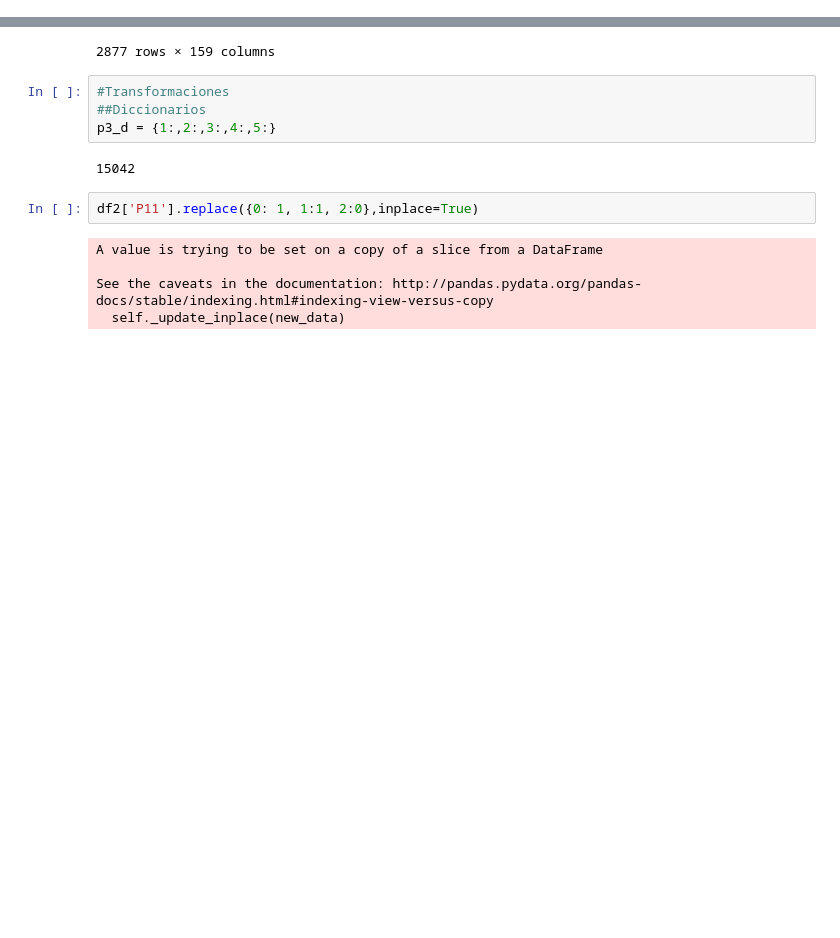
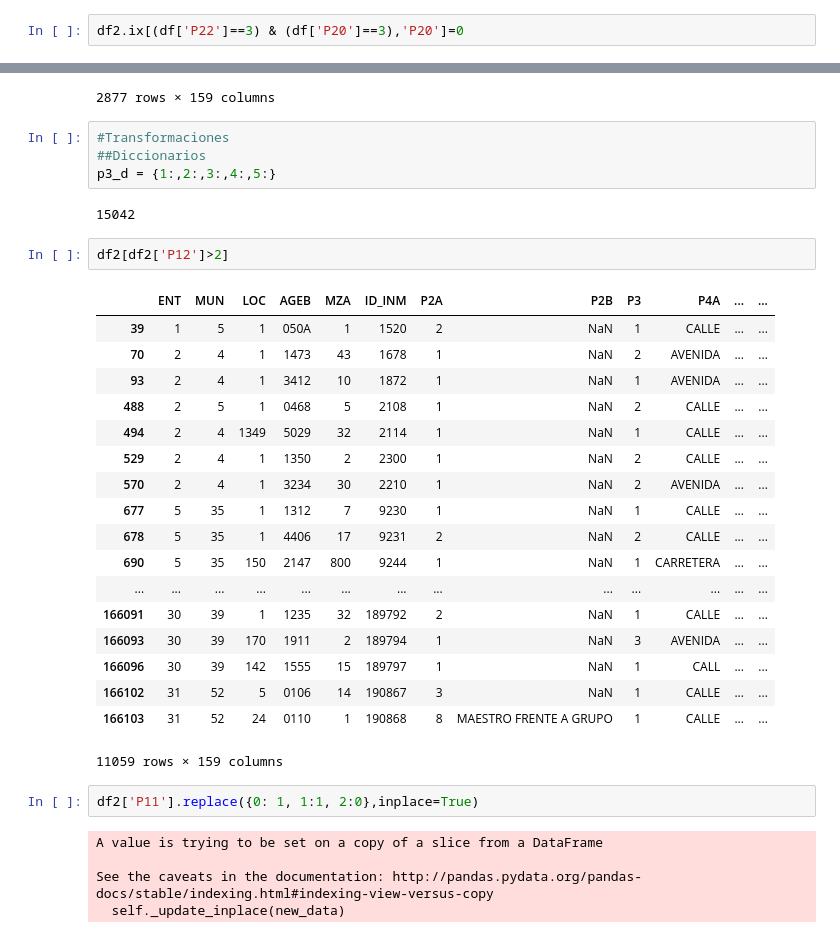
Before and after one commit to pablocastelo/mexprimero, a Jupyter notebook: load_data.ipynb, the cells around one changed output, grey strips where cells are left out. Cells and saved outputs as stored; diff of their text form; blank space fills up the shorter version.

```diff
--- a/load_data.ipynb
+++ b/load_data.ipynb
@@ -268,0 +266,2 @@ df2=df[df['P3']<6]
+# %%
+df2.ix[(df['P22']==3) & (df['P20']==3),'P20']=0
@@ -293,6 +298,27 @@ df2[(df['P22']==1) & (df['P20']==1)] #Estas respuestas no deberían tener sentid
 p3_d = {1:,2:,3:,4:,5:}
 # %% [output]
 15042
+# %%
+df2[df2['P12']>2]
+# %% [output]
+|  | ENT | MUN | LOC | AGEB | MZA | ID_INM | P2A | P2B | P3 | P4A | ... | ... |
+| 39 | 1 | 5 | 1 | 050A | 1 | 1520 | 2 | NaN | 1 | CALLE | ... | ... |
+| 70 | 2 | 4 | 1 | 1473 | 43 | 1678 | 1 | NaN | 2 | AVENIDA | ... | ... |
+| 93 | 2 | 4 | 1 | 3412 | 10 | 1872 | 1 | NaN | 1 | AVENIDA | ... | ... |
+| 488 | 2 | 5 | 1 | 0468 | 5 | 2108 | 1 | NaN | 2 | CALLE | ... | ... |
+| 494 | 2 | 4 | 1349 | 5029 | 32 | 2114 | 1 | NaN | 1 | CALLE | ... | ... |
+| 529 | 2 | 4 | 1 | 1350 | 2 | 2300 | 1 | NaN | 2 | CALLE | ... | ... |
+| 570 | 2 | 4 | 1 | 3234 | 30 | 2210 | 1 | NaN | 2 | AVENIDA | ... | ... |
+| 677 | 5 | 35 | 1 | 1312 | 7 | 9230 | 1 | NaN | 1 | CALLE | ... | ... |
+| 678 | 5 | 35 | 1 | 4406 | 17 | 9231 | 2 | NaN | 2 | CALLE | ... | ... |
+| 690 | 5 | 35 | 150 | 2147 | 800 | 9244 | 1 | NaN | 1 | CARRETERA | ... | ... |
+| ... | ... | ... | ... | ... | ... | ... | ... | ... | ... | ... | ... | ... |
+| 166091 | 30 | 39 | 1 | 1235 | 32 | 189792 | 2 | NaN | 1 | CALLE | ... | ... |
+| 166093 | 30 | 39 | 170 | 1911 | 2 | 189794 | 1 | NaN | 3 | AVENIDA | ... | ... |
+| 166096 | 30 | 39 | 142 | 1555 | 15 | 189797 | 1 | NaN | 1 | CALL | ... | ... |
+| 166102 | 31 | 52 | 5 | 0106 | 14 | 190867 | 3 | NaN | 1 | CALLE | ... | ... |
+| 166103 | 31 | 52 | 24 | 0110 | 1 | 190868 | 8 | MAESTRO FRENTE A GRUPO | 1 | CALLE | ... | ... |
+11059 rows × 159 columns
 # %%
 df2['P11'].replace({0: 1, 1:1, 2:0},inplace=True)
 # %% [output]
```
Also changed, not shown: parts of 41 cells of this notebook, 6 other files.
